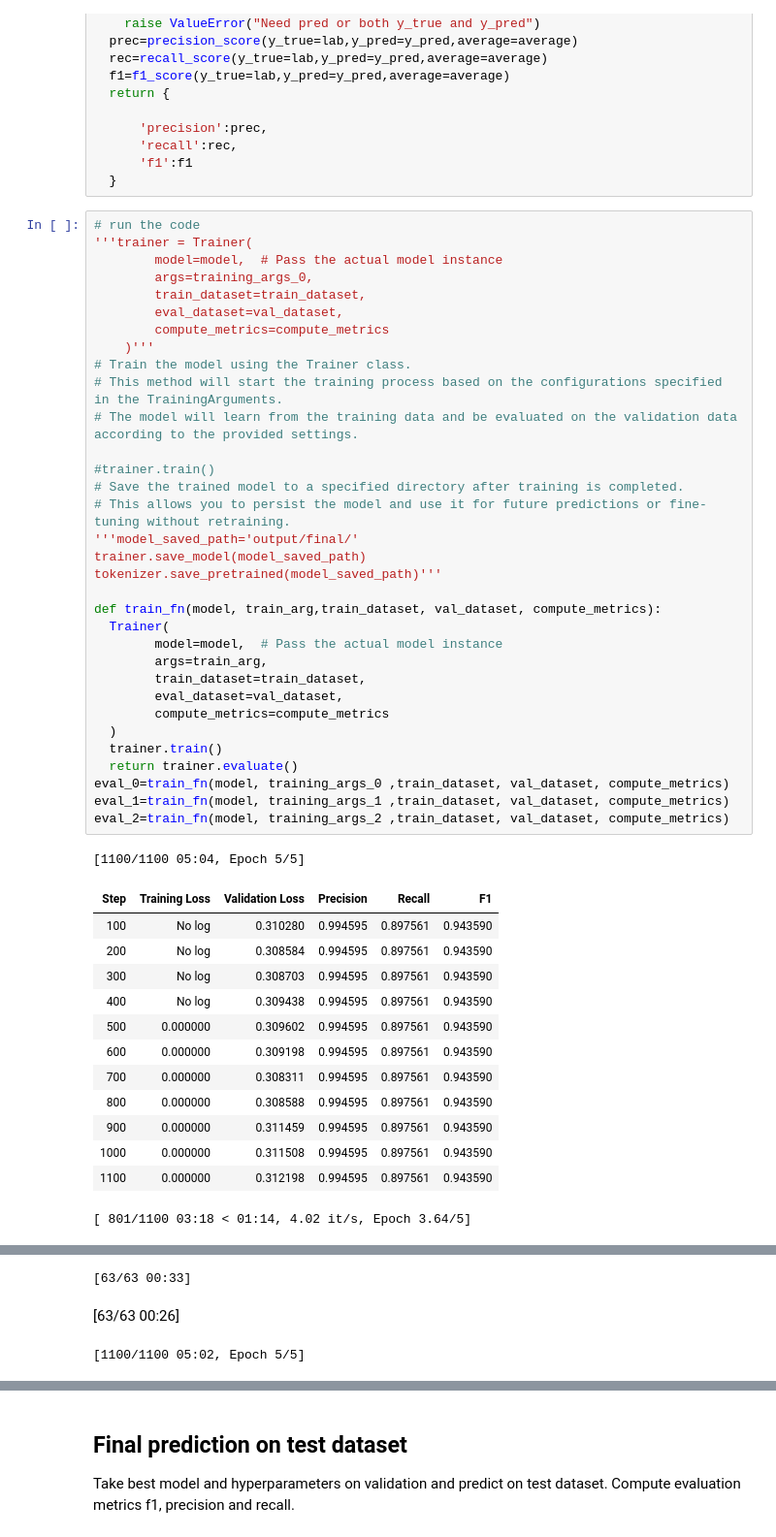
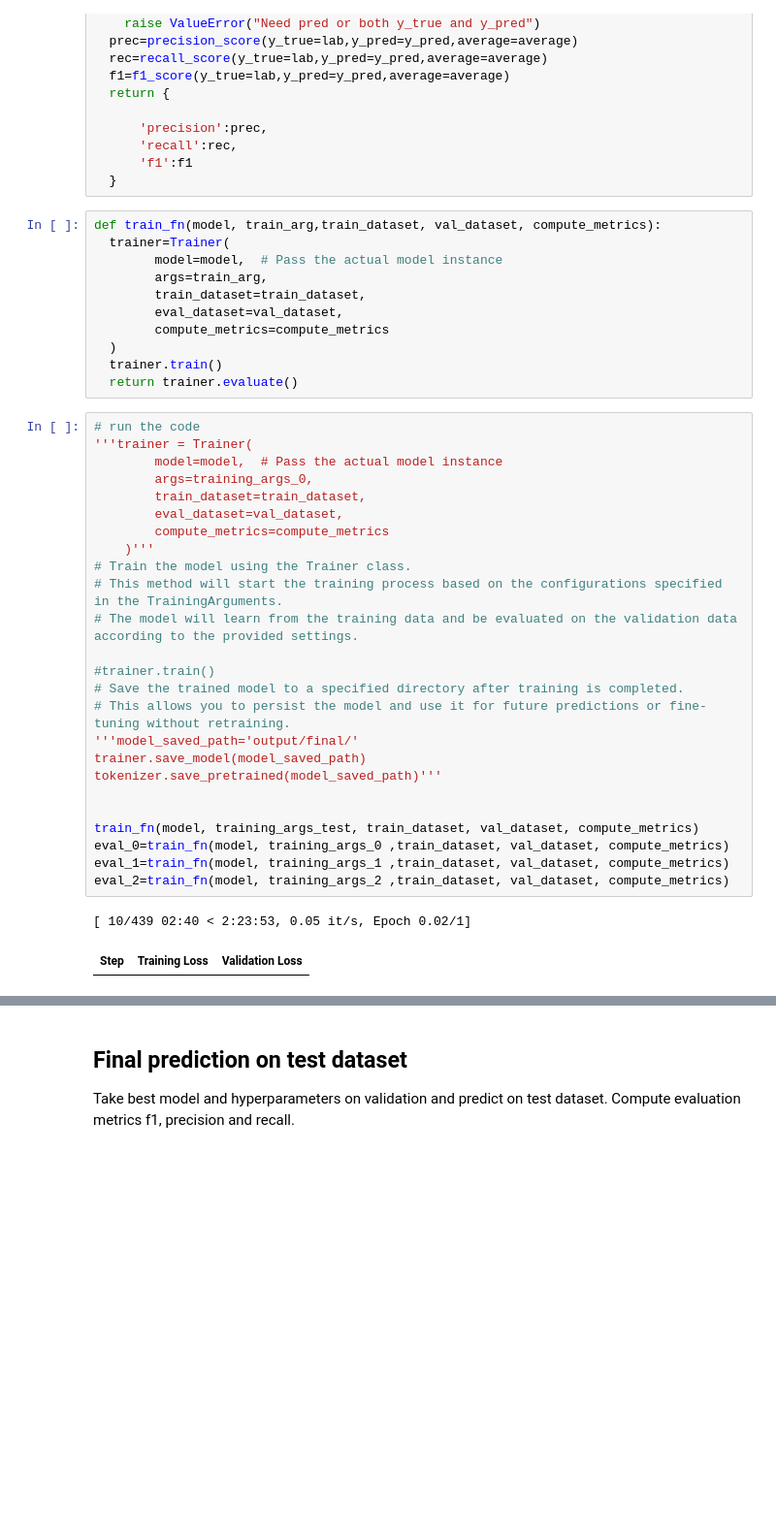
Before and after one commit to Fcera10/Lab04, a Jupyter notebook: assignment.ipynb, the cells around one changed output, grey strips where cells are left out. Shown at 97% size. Cells and saved outputs as stored; diff of their text form; blank space fills up the shorter version.

```diff
--- a/assignment.ipynb
+++ b/assignment.ipynb
@@ -379,51 +399,42 @@ def compute_metrics(pred=None,y_true=None,y_pred=None,average:str='binary'):
       'recall':rec,
       'f1':f1
   }
+# %%
+def train_fn(model, train_arg,train_dataset, val_dataset, compute_metrics):
+  trainer=Trainer(
+        model=model,  # Pass the actual model instance
+        args=train_arg,
+        train_dataset=train_dataset,
+        eval_dataset=val_dataset,
+        compute_metrics=compute_metrics
+  )
+  trainer.train()
+  return trainer.evaluate()
 # %%
 # run the code
 '''trainer = Trainer(
         model=model,  # Pass the actual model instance
         args=training_args_0,
         train_dataset=train_dataset,
         eval_dataset=val_dataset,
         compute_metrics=compute_metrics
     )'''
 # Train the model using the Trainer class.
 # This method will start the training process based on the configurations specified in the TrainingArguments.
 # The model will learn from the training data and be evaluated on the validation data according to the provided settings.
 
 #trainer.train()
 # Save the trained model to a specified directory after training is completed.
 # This allows you to persist the model and use it for future predictions or fine-tuning without retraining.
 '''model_saved_path='output/final/'
 trainer.save_model(model_saved_path)
 tokenizer.save_pretrained(model_saved_path)'''
 
-def train_fn(model, train_arg,train_dataset, val_dataset, compute_metrics):
-  Trainer(
-        model=model,  # Pass the actual model instance
-        args=train_arg,
-        train_dataset=train_dataset,
-        eval_dataset=val_dataset,
-        compute_metrics=compute_metrics
-  )
-  trainer.train()
-  return trainer.evaluate()
+
+train_fn(model, training_args_test, train_dataset, val_dataset, compute_metrics)
 eval_0=train_fn(model, training_args_0 ,train_dataset, val_dataset, compute_metrics)
 eval_1=train_fn(model, training_args_1 ,train_dataset, val_dataset, compute_metrics)
 eval_2=train_fn(model, training_args_2 ,train_dataset, val_dataset, compute_metrics)
 # %% [output]
-[1100/1100 05:04, Epoch 5/5]
+[ 10/439 02:40 < 2:23:53, 0.05 it/s, Epoch 0.02/1]
-| Step | Training Loss | Validation Loss | Precision | Recall | F1 |
-| 100 | No log | 0.310280 | 0.994595 | 0.897561 | 0.943590 |
-| 200 | No log | 0.308584 | 0.994595 | 0.897561 | 0.943590 |
-| 300 | No log | 0.308703 | 0.994595 | 0.897561 | 0.943590 |
-| 400 | No log | 0.309438 | 0.994595 | 0.897561 | 0.943590 |
-| 500 | 0.000000 | 0.309602 | 0.994595 | 0.897561 | 0.943590 |
-| 600 | 0.000000 | 0.309198 | 0.994595 | 0.897561 | 0.943590 |
-| 700 | 0.000000 | 0.308311 | 0.994595 | 0.897561 | 0.943590 |
-| 800 | 0.000000 | 0.308588 | 0.994595 | 0.897561 | 0.943590 |
-| 900 | 0.000000 | 0.311459 | 0.994595 | 0.897561 | 0.943590 |
-| 1000 | 0.000000 | 0.311508 | 0.994595 | 0.897561 | 0.943590 |
-| 1100 | 0.000000 | 0.312198 | 0.994595 | 0.897561 | 0.943590 |
+| Step | Training Loss | Validation Loss |
-[ 801/1100 03:18 < 01:14, 4.02 it/s, Epoch 3.64/5]
@@ -438,3 +440,0 @@ eval_2=train_fn(model, training_args_2 ,train_dataset, val_dataset, compute_metr
-[63/63 00:33]
-[63/63 00:26]
-[1100/1100 05:02, Epoch 5/5]
```
Also changed, not shown: parts of 6 cells of this notebook.
